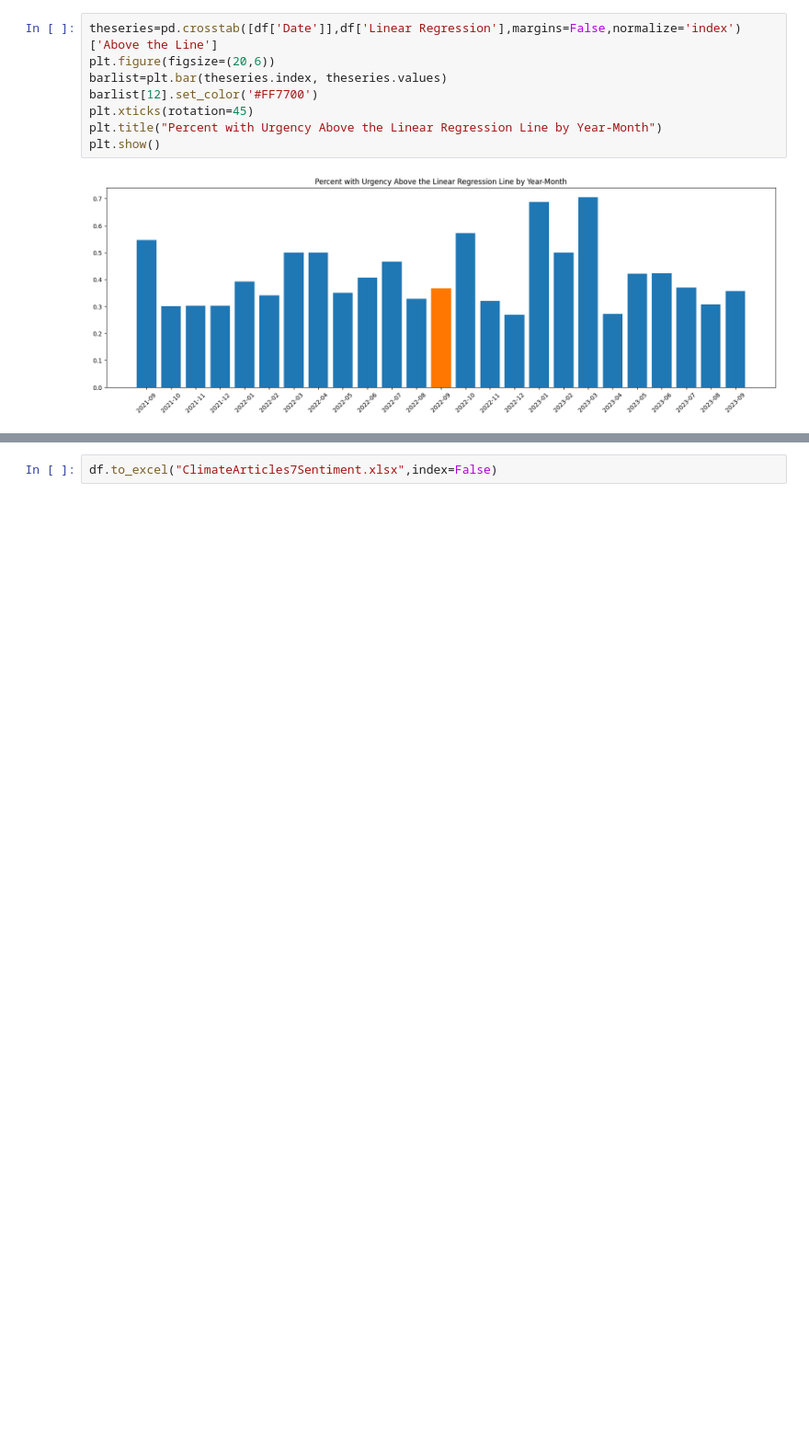
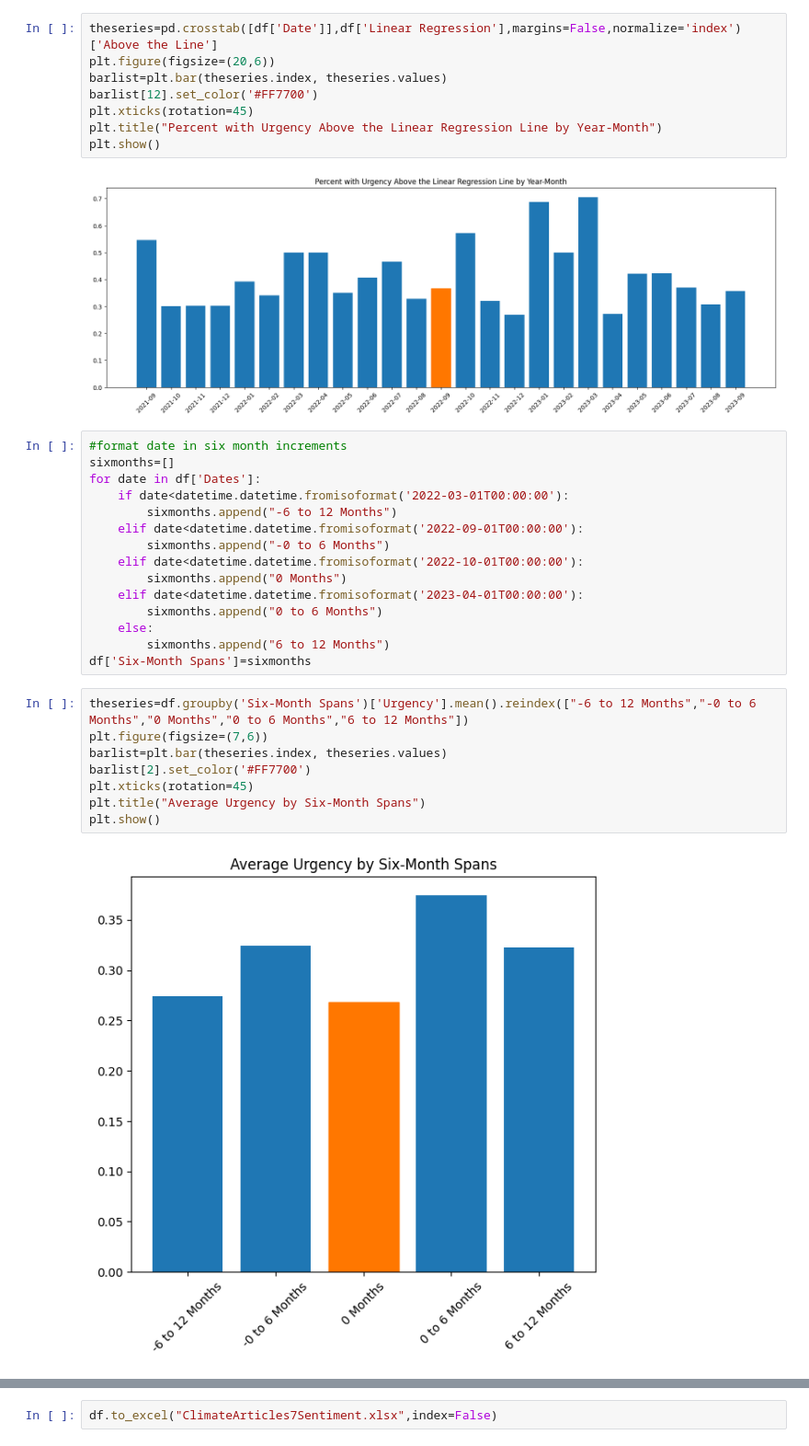
Before and after one commit to hilaryolesen/Capstone, a Jupyter notebook: Final7EmotionCapstoneDATA606.ipynb, the cells around one changed output, grey strips where cells are left out. Shown at 92% size. Cells and saved outputs as stored; diff of their text form; blank space fills up the shorter version.

```diff
--- a/Final7EmotionCapstoneDATA606.ipynb
+++ b/Final7EmotionCapstoneDATA606.ipynb
@@ -589,3 +589,28 @@ plt.title("Percent with Urgency Above the Linear Regression Line by Year-Month")
 plt.show()
 # %% [output]
 [figure]
+# %%
+#format date in six month increments
+sixmonths=[]
+for date in df['Dates']:
+    if date<datetime.datetime.fromisoformat('2022-03-01T00:00:00'):
+        sixmonths.append("-6 to 12 Months")
+    elif date<datetime.datetime.fromisoformat('2022-09-01T00:00:00'):
+        sixmonths.append("-0 to 6 Months")
+    elif date<datetime.datetime.fromisoformat('2022-10-01T00:00:00'):
+        sixmonths.append("0 Months")
+    elif date<datetime.datetime.fromisoformat('2023-04-01T00:00:00'):
+        sixmonths.append("0 to 6 Months")
+    else:
+        sixmonths.append("6 to 12 Months")
+df['Six-Month Spans']=sixmonths
+# %%
+theseries=df.groupby('Six-Month Spans')['Urgency'].mean().reindex(["-6 to 12 Months","-0 to 6 Months","0 Months","0 to 6 Months","6 to 12 Months"])
+plt.figure(figsize=(7,6))
+barlist=plt.bar(theseries.index, theseries.values)
+barlist[2].set_color('#FF7700')
+plt.xticks(rotation=45)
+plt.title("Average Urgency by Six-Month Spans")
+plt.show()
+# %% [output]
+[figure, added]
```
Also changed, not shown: parts of 4 cells of this notebook.
